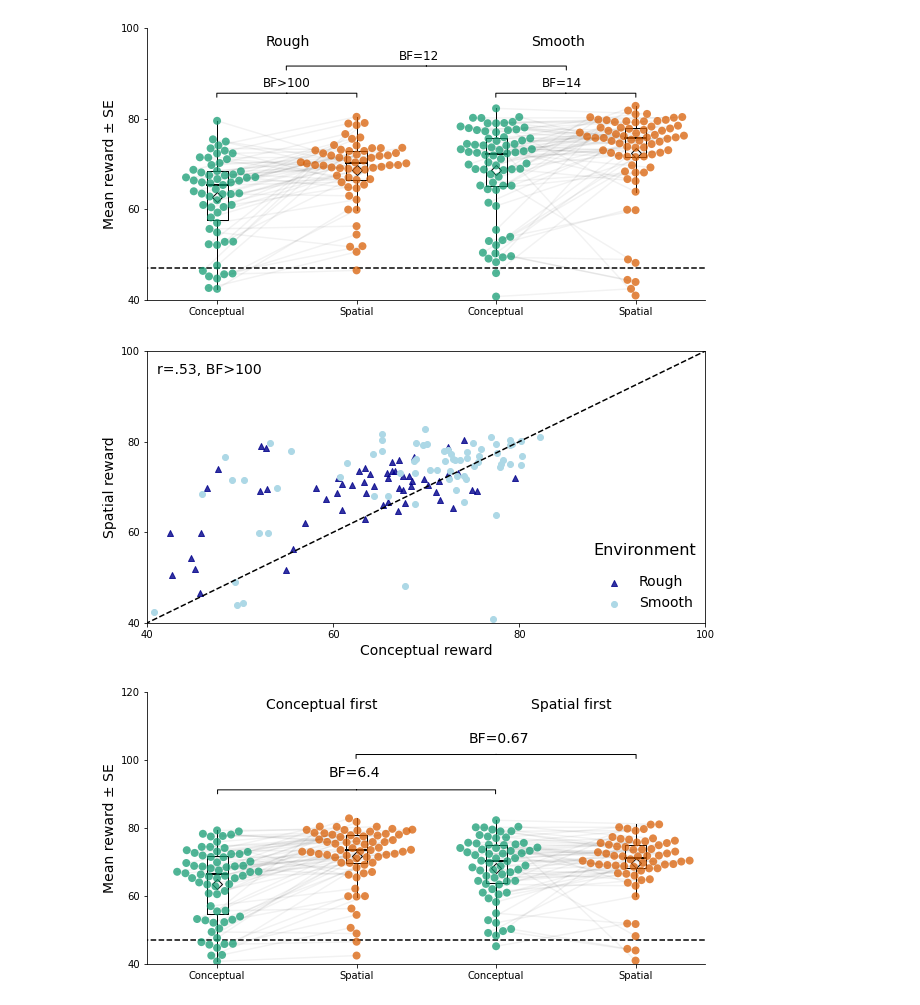
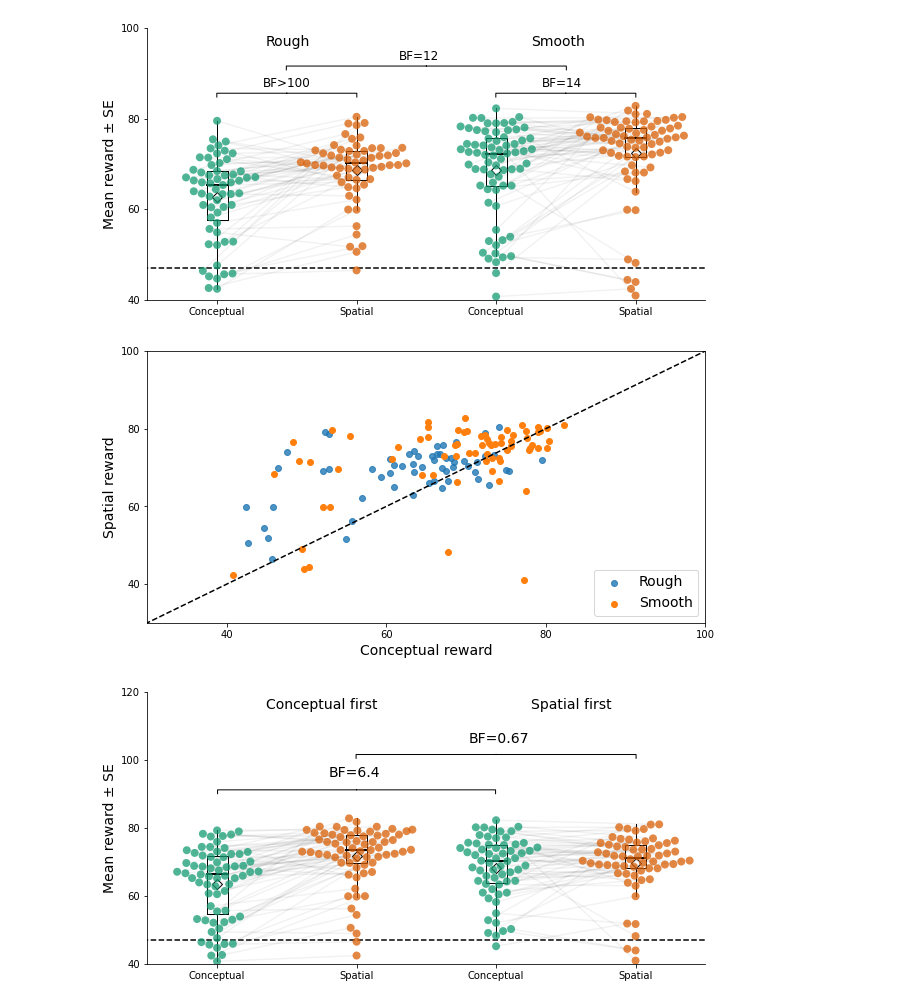
Before and after one commit to JaakkoKoli/Masters-thesis, a Jupyter notebook: plots.ipynb, the cells around one changed output. Saved outputs shown, nothing was run; the diff lists cells and outputs as text; code cells hidden in the pictures.

```diff
--- a/plots.ipynb
+++ b/plots.ipynb
@@ -2,7 +2,7 @@
 from functions.dataProcessing import *
 import seaborn
 
-df = readData()
+df = readData2()
 # %%
 def feature(feature, t=True, df=df):
     if t:
@@ -72,22 +72,22 @@ rough = [[d[0][i] for i in range(len(d[0])) if d[2][i]==0],[d[1][i] for i in ran
 smooth = [[d[0][i] for i in range(len(d[0])) if d[2][i]==1],[d[1][i] for i in range(len(d[1])) if d[2][i]==1]]
 # %%
 fig, ax = plt.subplots()
-plt.xlim((40,100))
-plt.ylim((40,100))
+plt.xlim((30,100))
+plt.ylim((30,100))
 ax.set_yticks([40,60,80,100])
 ax.set_xticks([40,60,80,100])
 plt.xlabel("Conceptual reward", fontsize=14)
 plt.ylabel("Spatial reward", fontsize=14)
-plt.scatter(rough[1],rough[0], c="darkblue", marker="^", alpha=0.8)
-plt.scatter(smooth[1],smooth[0], c="lightblue")
-plt.legend(["Rough","Smooth"], loc="lower right", frameon=False, prop={'size': 14})
+plt.scatter(rough[1],rough[0], alpha=0.8)
+plt.scatter(smooth[1],smooth[0])
+plt.legend(["Rough","Smooth"], loc="lower right", prop={'size': 14})
 plt.plot([0,100],[0,100], "--", c="black")
-plt.text(88, 55, "Environment", fontsize=16)
-plt.text(41,95, "r=.53, BF>100", fontsize=14)
+#plt.text(85, 45, "Environment", fontsize=16)
+#plt.text(41,95, "r=.53, BF>100", fontsize=14)
 
 plt.show()
 # %% [output]
-[figure, old version]
+[figure, new version]
 # %%
 d = [[np.mean(x[0:200]) for x in df["zscaled"]], [np.mean(x[200:400]) for x in df["zscaled"]], feature("contextOrder")*2]
 spatial = [[d[0][i] for i in range(len(d[0])) if d[2][i]==0],[d[1][i] for i in range(len(d[1])) if d[2][i]==0]]
```
Also changed, not shown: parts of 4 cells of this notebook, 21 other files.
